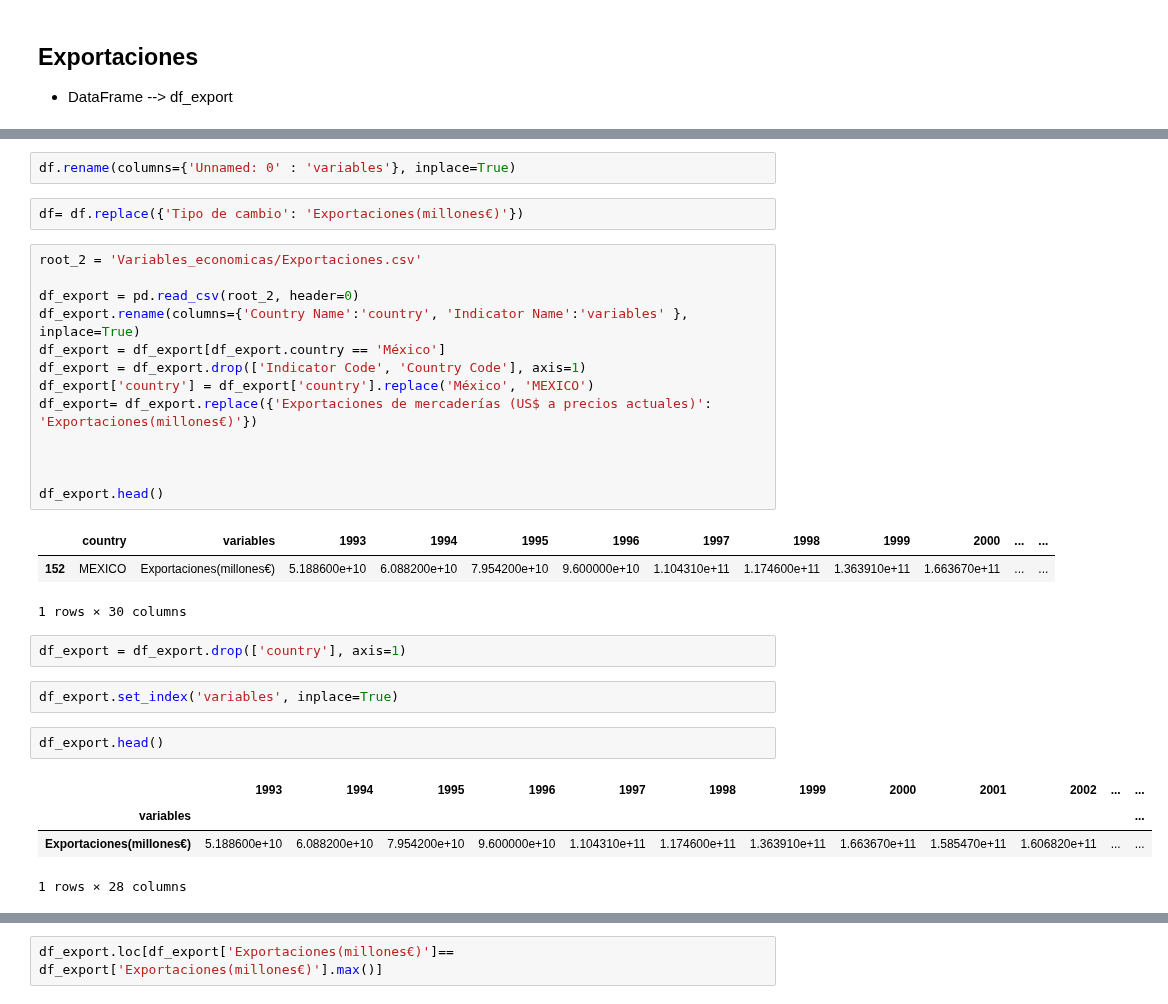
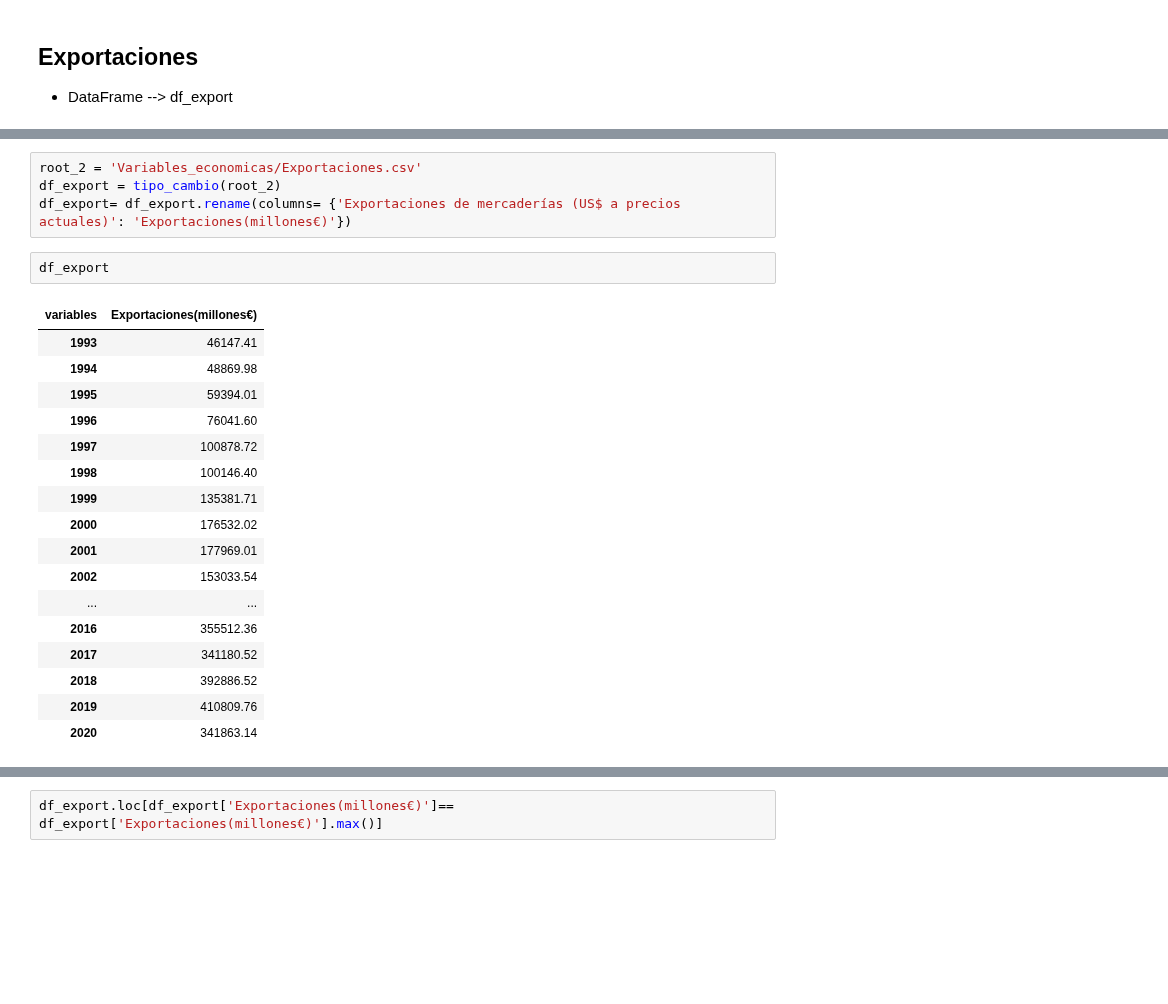
Before and after one commit to Afri-cola/Kschool-TFM, a Jupyter notebook: Edit_Exportaciones.ipynb, the cells around one changed output, grey strips where cells are left out. Saved outputs shown, nothing was run; the diff lists cells and outputs as text; blank space fills up the shorter version.

Commit message:
Variable

```diff
--- a/Edit_Exportaciones.ipynb
+++ b/Edit_Exportaciones.ipynb
@@ -19,32 +11,24 @@ df.head()
-# %%
-df.rename(columns={'Unnamed: 0' : 'variables'}, inplace=True)
-# %%
-df= df.replace({'Tipo de cambio': 'Exportaciones(millones€)'})
 # %%
 root_2 = 'Variables_economicas/Exportaciones.csv'
-
-df_export = pd.read_csv(root_2, header=0)
-df_export.rename(columns={'Country Name':'country', 'Indicator Name':'variables' }, inplace=True)
-df_export = df_export[df_export.country == 'México']
-df_export = df_export.drop(['Indicator Code', 'Country Code'], axis=1)
-df_export['country'] = df_export['country'].replace('México', 'MEXICO')
-df_export= df_export.replace({'Exportaciones de mercaderías (US$ a precios actuales)': 'Exportaciones(millones€)'})
-
-
-
-df_export.head()
+df_export = tipo_cambio(root_2)
+df_export= df_export.rename(columns= {'Exportaciones de mercaderías (US$ a precios actuales)': 'Exportaciones(millones€)'})
-# %% [output]
-|  | country | variables | 1993 | 1994 | 1995 | 1996 | 1997 | 1998 | 1999 | 2000 | ... | ... |
-| 152 | MEXICO | Exportaciones(millones€) | 5.188600e+10 | 6.088200e+10 | 7.954200e+10 | 9.600000e+10 | 1.104310e+11 | 1.174600e+11 | 1.363910e+11 | 1.663670e+11 | ... | ... |
-1 rows × 30 columns
-# %%
-df_export = df_export.drop(['country'], axis=1)
-# %%
-df_export.set_index('variables', inplace=True)
 # %%
-df_export.head()
+df_export
 # %% [output]
-|  | 1993 | 1994 | 1995 | 1996 | 1997 | 1998 | 1999 | 2000 | 2001 | 2002 | ... | ... |
-| variables |  |  |  |  |  |  |  |  |  |  |  | ... |
-| Exportaciones(millones€) | 5.188600e+10 | 6.088200e+10 | 7.954200e+10 | 9.600000e+10 | 1.104310e+11 | 1.174600e+11 | 1.363910e+11 | 1.663670e+11 | 1.585470e+11 | 1.606820e+11 | ... | ... |
+| variables | Exportaciones(millones€) |
+| 1993 | 46147.41 |
+| 1994 | 48869.98 |
+| 1995 | 59394.01 |
+| 1996 | 76041.60 |
+| 1997 | 100878.72 |
+| 1998 | 100146.40 |
+| 1999 | 135381.71 |
+| 2000 | 176532.02 |
+| 2001 | 177969.01 |
+| 2002 | 153033.54 |
+| ... | ... |
+| 2016 | 355512.36 |
+| 2017 | 341180.52 |
+| 2018 | 392886.52 |
+| 2019 | 410809.76 |
+| 2020 | 341863.14 |
-1 rows × 28 columns
```
Also changed, not shown: parts of 12 cells of this notebook.
